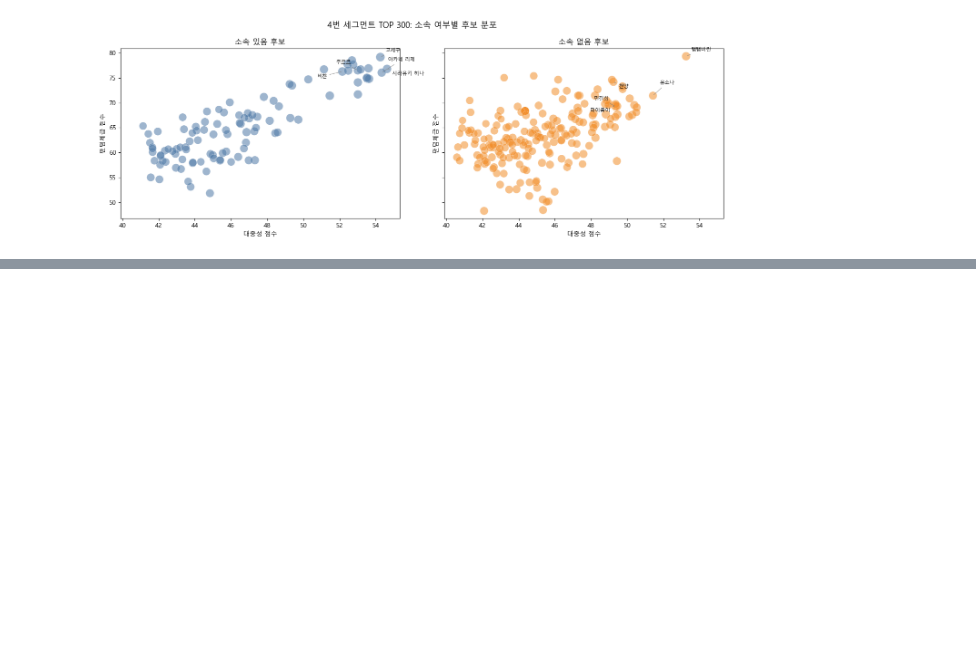
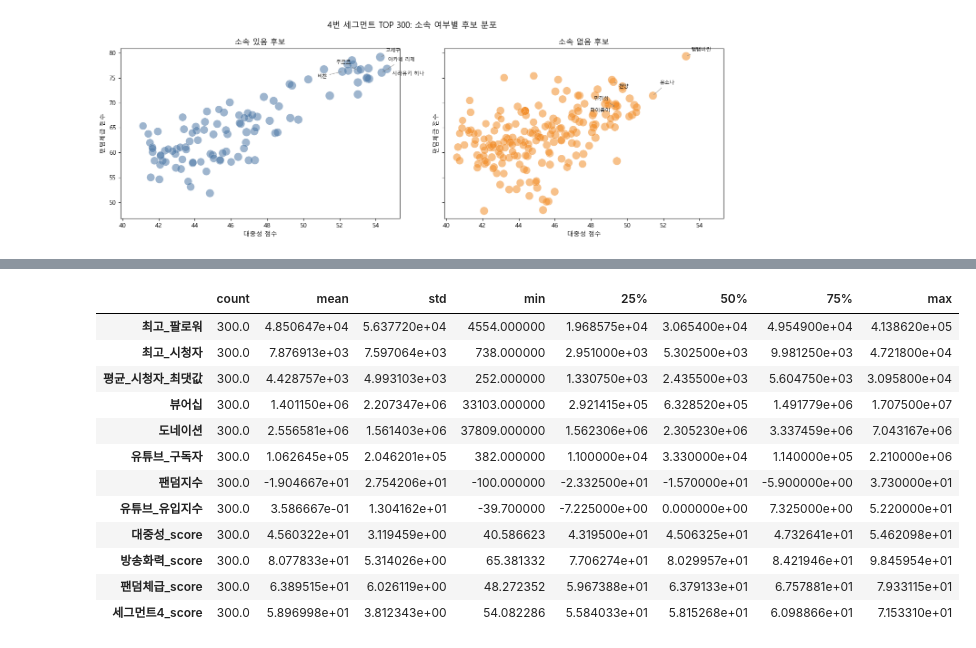
Before and after one commit to LeeSeungBok404/sparta17_data11_final_project, a Jupyter notebook: notebooks/KSI/03.세그먼트/01.1단계_세그먼트_4번_최종버전.ipynb, the cells around one changed output, grey strips where cells are left out. Cells and saved outputs as stored; diff of their text form; code cells hidden in the pictures; blank space fills up the shorter version.

```diff
--- a/notebooks/KSI/03.세그먼트/01.1단계_세그먼트_4번_최종버전.ipynb
+++ b/notebooks/KSI/03.세그먼트/01.1단계_세그먼트_4번_최종버전.ipynb
@@ -819,0 +825,34 @@ plt.show()
+# %%
+top_n = 300
+top_df = seg4_result.head(top_n)
+
+stat_cols = [
+    "최고_팔로워",
+    "최고_시청자",
+    "평균_시청자_최댓값",
+    "뷰어십",
+    "도네이션",
+    "유튜브_구독자",
+    "팬덤지수",
+    "유튜브_유입지수",
+    "대중성_score",
+    "방송화력_score",
+    "팬덤체급_score",
+    "세그먼트4_score"
+]
+
+top_df[stat_cols].describe().T
+# %% [output]
+|  | count | mean | std | min | 25% | 50% | 75% | max |
+| 최고_팔로워 | 300.0 | 4.850647e+04 | 5.637720e+04 | 4554.000000 | 1.968575e+04 | 3.065400e+04 | 4.954900e+04 | 4.138620e+05 |
+| 최고_시청자 | 300.0 | 7.876913e+03 | 7.597064e+03 | 738.000000 | 2.951000e+03 | 5.302500e+03 | 9.981250e+03 | 4.721800e+04 |
+| 평균_시청자_최댓값 | 300.0 | 4.428757e+03 | 4.993103e+03 | 252.000000 | 1.330750e+03 | 2.435500e+03 | 5.604750e+03 | 3.095800e+04 |
+| 뷰어십 | 300.0 | 1.401150e+06 | 2.207347e+06 | 33103.000000 | 2.921415e+05 | 6.328520e+05 | 1.491779e+06 | 1.707500e+07 |
+| 도네이션 | 300.0 | 2.556581e+06 | 1.561403e+06 | 37809.000000 | 1.562306e+06 | 2.305230e+06 | 3.337459e+06 | 7.043167e+06 |
+| 유튜브_구독자 | 300.0 | 1.062645e+05 | 2.046201e+05 | 382.000000 | 1.100000e+04 | 3.330000e+04 | 1.140000e+05 | 2.210000e+06 |
+| 팬덤지수 | 300.0 | -1.904667e+01 | 2.754206e+01 | -100.000000 | -2.332500e+01 | -1.570000e+01 | -5.900000e+00 | 3.730000e+01 |
+| 유튜브_유입지수 | 300.0 | 3.586667e-01 | 1.304162e+01 | -39.700000 | -7.225000e+00 | 0.000000e+00 | 7.325000e+00 | 5.220000e+01 |
+| 대중성_score | 300.0 | 4.560322e+01 | 3.119459e+00 | 40.586623 | 4.319500e+01 | 4.506325e+01 | 4.732641e+01 | 5.462098e+01 |
+| 방송화력_score | 300.0 | 8.077833e+01 | 5.314026e+00 | 65.381332 | 7.706274e+01 | 8.029957e+01 | 8.421946e+01 | 9.845954e+01 |
+| 팬덤체급_score | 300.0 | 6.389515e+01 | 6.026119e+00 | 48.272352 | 5.967388e+01 | 6.379133e+01 | 6.757881e+01 | 7.933115e+01 |
+| 세그먼트4_score | 300.0 | 5.896998e+01 | 3.812343e+00 | 54.082286 | 5.584033e+01 | 5.815268e+01 | 6.098866e+01 | 7.153310e+01 |
```
Also changed, not shown: parts of 15 cells of this notebook.
